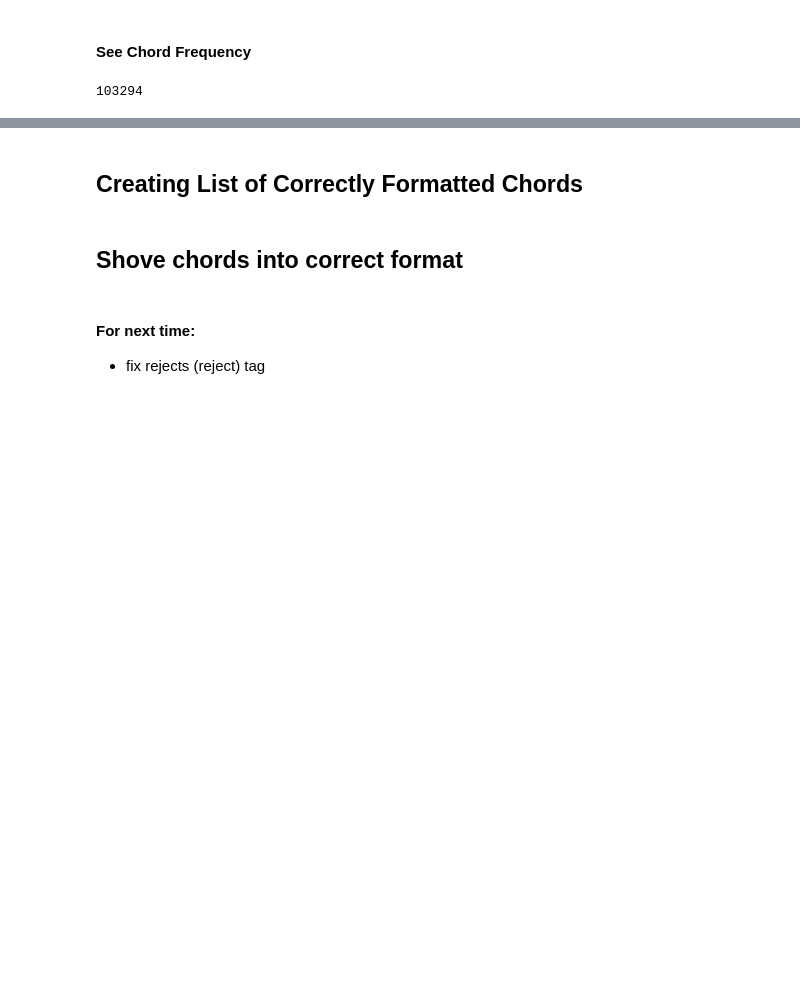
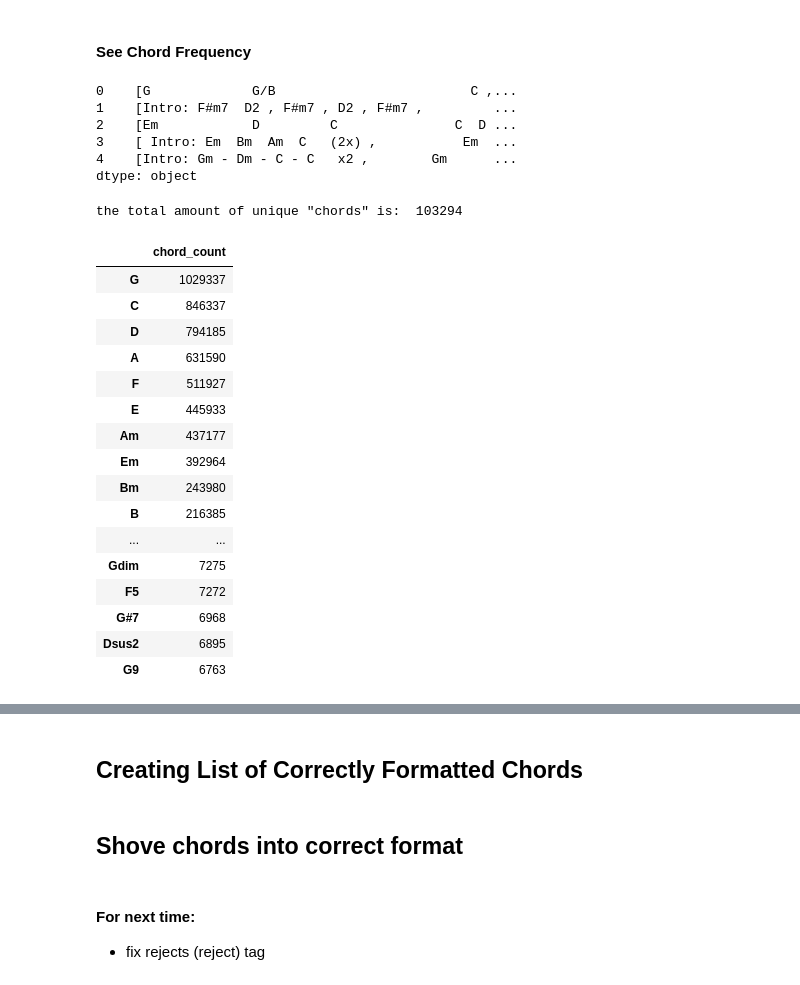
Before and after one commit to emilycardwell/final-project-cleaning, a Jupyter notebook: notebooks/new_cleaning.ipynb, the cells around one changed output, grey strips where cells are left out. Saved outputs shown, nothing was run; the diff lists cells and outputs as text; code cells hidden in the pictures; blank space fills up the shorter version.

```diff
--- a/notebooks/new_cleaning.ipynb
+++ b/notebooks/new_cleaning.ipynb
@@ -48,24 +49,3 @@ first_raw
  88: ' G  Em   C              G '}
 # %% [markdown]
 ## Data Exploration
-# %%
-split_raw_df = slim_raw_df.copy()
-splits = []
-i = 0
-
-for song in split_raw_df.chords:
-    song_mm_ch_dict = ast.literal_eval(song)
-
-    # get line lengths
-    line_lens = [len(x) for x in song_mm_ch_dict.values()]
-    avg_line_len = stats.mean(line_lens)
-
-    # {measure_no: chords_list}: dict
-    measures = [m for m in song_mm_ch_dict.keys()]
-
-    fig, ax = plt.subplots()
-    ax.plot(line_lens)
-    ax.axhline(avg_line_len, color='red')
-    ax.
-
-    break
@@ -128,15 +97,52 @@ print(split_raw_df.chords[r])
 # %% [markdown]
 #### See Chord Frequency
+# %%
+chords_ser_raw = slim_raw_df.chords.copy()
+
+chords_ser_lists = pd.Series(index=range(len(slim_raw_df)), dtype='object')
+
+for i, song in enumerate(chords_ser_raw):
+    song_mm_ch_dict = ast.literal_eval(song)
+    song_ch_lol = [ch for ch in song_mm_ch_dict.values()]
+    chords_ser_lists.iloc[i] = song_ch_lol
+
+chords_ser_lists.head()
+# %% [output]
+0    [G             G/B                         C ,...
+1    [Intro: F#m7  D2 , F#m7 , D2 , F#m7 ,         ...
+2    [Em            D         C               C  D ...
+3    [ Intro: Em  Bm  Am  C   (2x) ,           Em  ...
+4    [Intro: Gm - Dm - C - C   x2 ,        Gm      ...
+dtype: object
 # %%
 chords_counter = Counter()
-for song in split_raw_df.chords:
-    for value in song.values():
-        l = value.split(' ')
+for song in chords_ser_lists:
+    for line in song:
+        l = line.split(' ')
         chords_counter.update(l)
 del chords_counter['']
 
 chord_count_df = pd.Series(dict(chords_counter)).to_frame('chord_count')
 sorted_cc_df = chord_count_df.sort_values(by='chord_count', ascending=False)
-len(sorted_cc_df)
+print('the total amount of unique "chords" is: ', len(sorted_cc_df))
+pd.options.display.max_rows = 100
+sorted_cc_df.head(100)
 # %% [output]
-103294
+the total amount of unique "chords" is:  103294
+|  | chord_count |
+| G | 1029337 |
+| C | 846337 |
+| D | 794185 |
+| A | 631590 |
+| F | 511927 |
+| E | 445933 |
+| Am | 437177 |
+| Em | 392964 |
+| Bm | 243980 |
+| B | 216385 |
+| ... | ... |
+| Gdim | 7275 |
+| F5 | 7272 |
+| G#7 | 6968 |
+| Dsus2 | 6895 |
+| G9 | 6763 |
```
Also changed, not shown: parts of 18 cells of this notebook.
